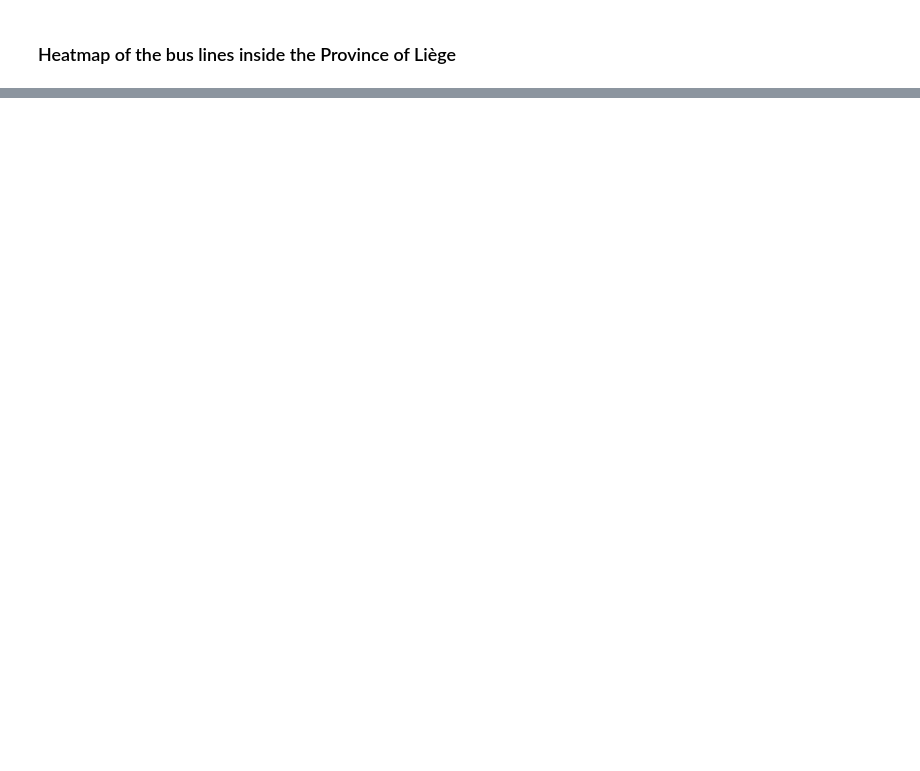
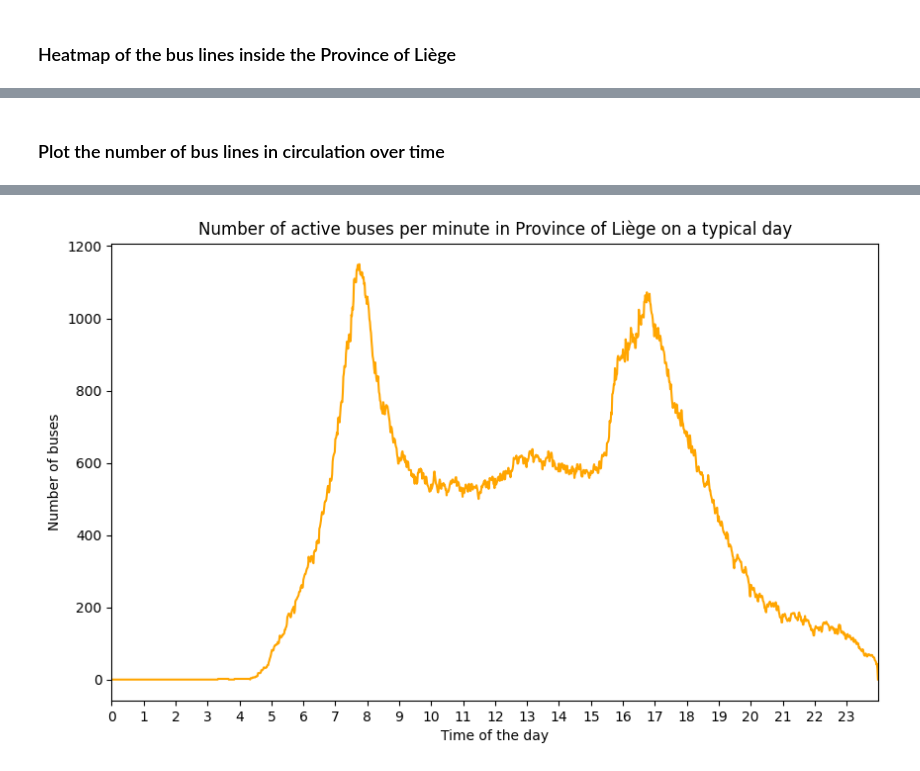
Before and after one commit to Opeka-2201/AD-MobilityDB_Tutorial_10, a Jupyter notebook: tutorial.ipynb, the cells around one changed output, grey strips where cells are left out. Saved outputs shown, nothing was run; the diff lists cells and outputs as text; code cells hidden in the pictures; blank space fills up the shorter version.

```diff
--- a/tutorial.ipynb
+++ b/tutorial.ipynb
@@ -34,3 +48,5 @@ conda activate mobilityDB
 
 ### Getting the TEC data from the official website (keep it as zip)
+# %%
+compute = False
 # %%
@@ -188,0 +211,7 @@ for row in cursor.fetchall():
+# %%
+# Creating the calendar_trips to have a "full" calendar with dates
+
+with open('sql/manipulation.sql', 'r') as f:
+    cursor.execute(f.read())
+
+print("Data manipulated")
@@ -352,0 +493,2 @@ plt.show()
+# %% [markdown]
+### Plot the number of bus lines in circulation over time
@@ -352,0 +535,34 @@ plt.show()
+# %%
+# Iterating over the trajectories to find the median duration of a trip
+# and to create a plot of the evolution of the number of active buses over the day
+
+minutes = 24 * 60
+nb_busses = np.zeros(minutes)
+
+print(trajs[0].startTimestamp)
+
+
+median_duration = 0
+
+for traj in trajs:
+    median_duration += traj.duration.total_seconds()
+    start = traj.startTimestamp
+    end = traj.endTimestamp
+    start = start.hour * 60 + start.minute
+    end = end.hour * 60 + end.minute
+    nb_busses[start:end] += 1
+
+median_duration /= len(trajs)*60
+
+print(f"Median duration of a trip: {median_duration} minutes")
+
+plt.figure(figsize=(10, 6))
+plt.xlabel('Time of the day')
+plt.ylabel('Number of buses')
+plt.xlim(0, minutes)
+plt.xticks(np.arange(0, minutes, 60), np.arange(0, 24, 1))
+plt.title('Number of active buses per minute in Province of Liège on a typical day')
+plt.plot(nb_busses, color='orange', label='Number of buses')
+plt.savefig('figs/number_of_buses.png')
+plt.show()
+# %% [output]
@@ -352,0 +571 @@ plt.show()
+[figure, added]
```
Also changed, not shown: parts of 31 cells of this notebook, 3 other files.
